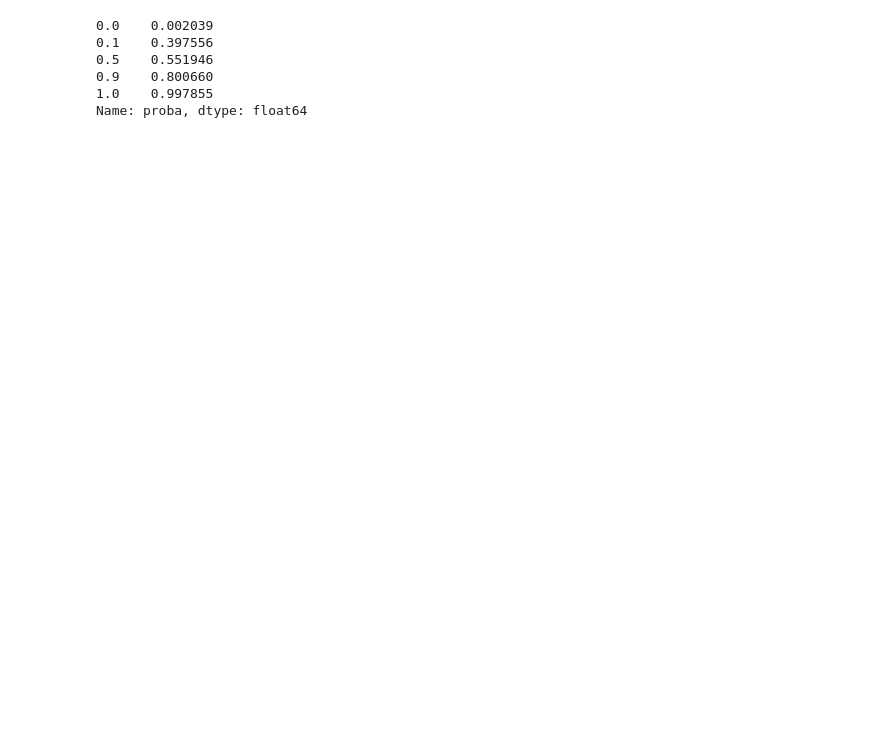
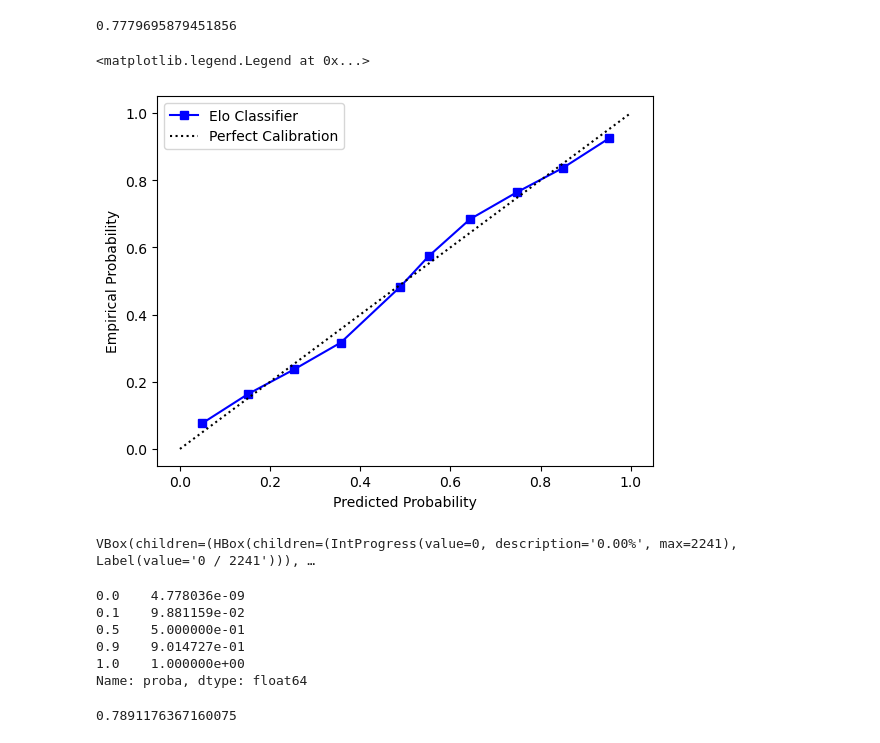
Before and after one commit to warner121/wizepair2, a Jupyter notebook: notebooks/skelo.ipynb, the cells around one changed output. Drawn from its saved outputs; the diff is of its cells as text; code cells hidden in the pictures; blank space fills up the shorter version.

```diff
--- a/notebooks/skelo.ipynb
+++ b/notebooks/skelo.ipynb
@@ -19,28 +23,25 @@ df['timestamp'] = df[['molecule_chembl_num_1', 'molecule_chembl_num_2']].max(axi
 # %%
 def elo(df):
 
-    # create a table of winner/loser in that order
-    df_winners = df.apply(
-        lambda x:
-        pd.Series({'winner': x.f0_, 'loser':x.f1_}) if x.standard_change=='increase' else
-        pd.Series({'winner': x.f1_, 'loser':x.f0_}) if x.standard_change=='decrease' else
-        None, axis=1)
-    if isinstance(df_winners, pd.Series): return None
-    df_winners = df_winners.join(df)[['wizepair2_uuid', 'timestamp', 'winner', 'loser']].dropna()
+    # create a table where winner / loser is defined
+    df_train = df[df.standard_change.isin(['increase', 'decrease'])].copy(deep=True)
+    if df_train.empty: return None
+    df_train['label'] = df_train.standard_change=='increase'
 
     # use index as timeseries
-    df_winners.sort_values('timestamp', inplace=True)
-    labels = len(df_winners) * [1]
+    df_train['timestamp'] = df_train[['molecule_chembl_num_1', 'molecule_chembl_num_2']].max(axis=1)
+    df_train.sort_values('timestamp', inplace=True)
 
     # fit model
     model = EloEstimator(
-        key1_field="winner",
-        key2_field="loser",
+        key1_field="fragment_md5_1",
+        key2_field="fragment_md5_2",
         timestamp_field="timestamp",
-        initial_time=0
-    ).fit(df_winners, labels)
+        initial_time=0,
+        default_k=100
+    ).fit(df_train, df_train.label)
 
     # return proba
-    df_winners['proba'] = model.transform(df_winners, output_type='prob', strict_past_data=True)
-    return df_winners[['wizepair2_uuid', 'proba']]
+    df_train['proba'] = model.transform(df_train, output_type='prob', strict_past_data=True)
+    return df_train[['wizepair2_uuid', 'proba', 'label']]
 # %%
@@ -56 +59,24 @@ df_elo.proba.quantile([0, 0.1, 0.5, 0.9, 1])
 Name: proba, dtype: float64
+# %%
+from sklearn.metrics import roc_auc_score
+
+roc_auc_score(df_elo.label, df_elo.proba)
+# %% [output]
+0.7779695879451856
+# %%
+import matplotlib.pyplot as plt
+from sklearn.calibration import calibration_curve
+
+prob_true, prob_pred = calibration_curve(
+  df_elo.label,
+  df_elo.proba,
+  n_bins=10
+)
+plt.plot(prob_pred, prob_true, label=f"Elo Classifier", marker='s', color='b')
+plt.plot([0, 1], [0, 1], label="Perfect Calibration", ls=":", color='k')
+plt.xlabel("Predicted Probability")
+plt.ylabel("Empirical Probability")
+plt.legend()
+# %% [output]
+<matplotlib.legend.Legend at 0x...>
+[figure, added]
@@ -89,13 +113,21 @@ def eloo(df):
     try: return pd.concat(loo)
     except ValueError: return None
 # %%
-df_elo = df.groupby('assay_chembl_id').apply(eloo)
+df_eloo = df.groupby('assay_chembl_id').parallel_apply(eloo)
+# %% [output]
+VBox(children=(HBox(children=(IntProgress(value=0, description='0.00%', max=2241), Label(value='0 / 2241'))), …
 # %%
-df_elo.proba.quantile([0, 0.1, 0.5, 0.9, 1])
+df_eloo.proba.quantile([0, 0.1, 0.5, 0.9, 1])
 # %% [output]
-0.0    0.002039
-0.1    0.397556
-0.5    0.551946
-0.9    0.800660
-1.0    0.997855
+0.0    4.778036e-09
+0.1    9.881159e-02
+0.5    5.000000e-01
+0.9    9.014727e-01
+1.0    1.000000e+00
 Name: proba, dtype: float64
+# %%
+from sklearn.metrics import roc_auc_score
+
+roc_auc_score(df_eloo.label, df_eloo.proba)
+# %% [output]
+0.7891176367160075
```
Also changed, not shown: parts of 10 cells of this notebook, 5 other files.
